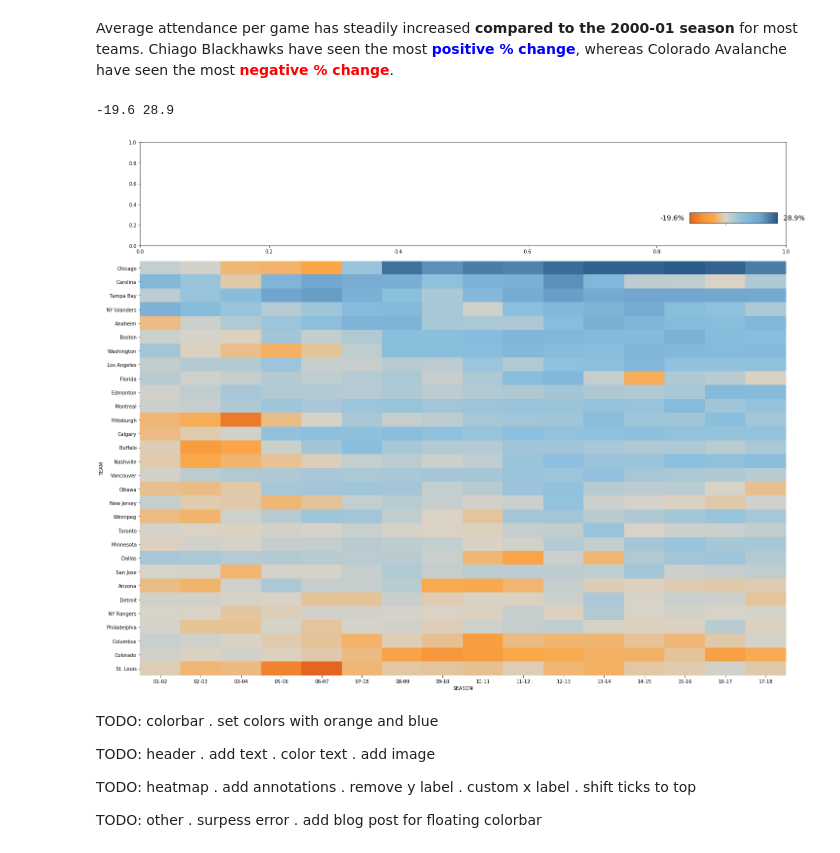
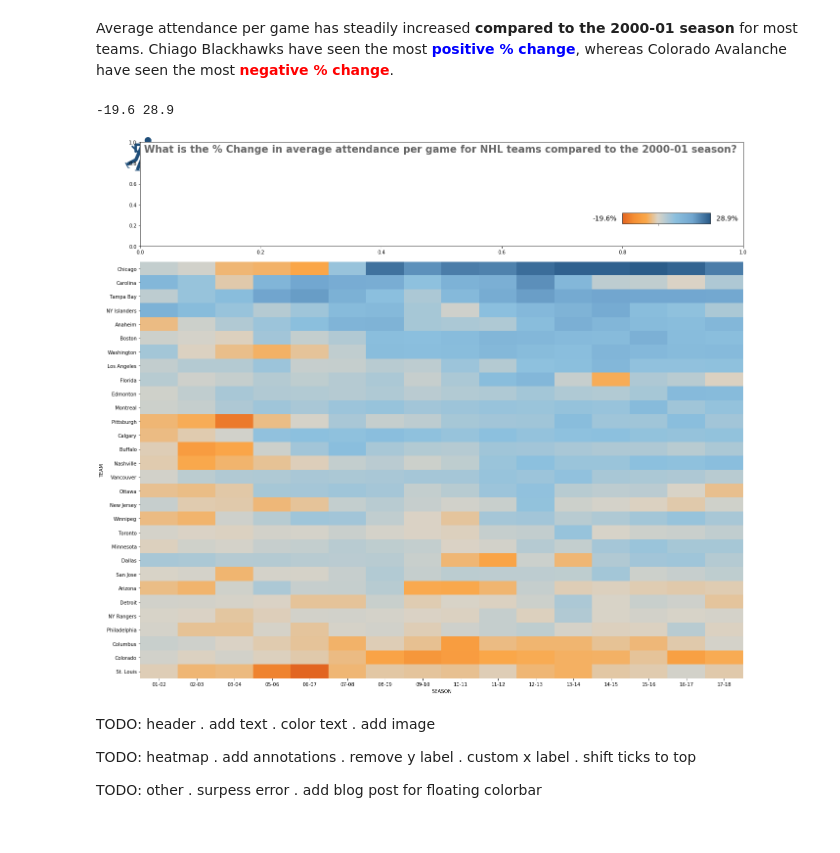
Before and after one commit to richhildebrand/makeover-monday-python, a Jupyter notebook: notebooks/2019 Week1 NHL Attendance/@idatadrew.ipynb, the cells around one changed output. Cells and saved outputs as stored; diff of their text form; code cells hidden in the pictures.

```diff
--- a/notebooks/2019 Week1 NHL Attendance/@idatadrew.ipynb
+++ b/notebooks/2019 Week1 NHL Attendance/@idatadrew.ipynb
@@ -178,35 +179,36 @@ def create_orange_blue_cmap(min_value, max_value):
 # %%
 print(min_change, max_change)
 cmap = create_orange_blue_cmap(min_change, max_change)
 
 fig, (header_ax, heatmap_ax) = plt.subplots(nrows=2, figsize=(20,16), gridspec_kw={"height_ratios":[0.25, 1]})
 sns.heatmap(piviot_table, ax=heatmap_ax, cbar=False, cmap=cmap)
 
-#heatmap_ax.set_facecolor('xkcd:blue')
-#header_ax.set_facecolor('xkcd:salmon')
+#------------------- start header -------------------#
+header_ax.annotate('What is the % Change in average attendance per game for NHL teams compared to the 2000-01 season?',
+    xy=(1, 1), xytext=(0.006, 0.9), size=20.5, color='#666666', weight='bold'
+)
 
-colorbar_ax = fig.add_axes([0.85, .802, 0.125, 0.1]) # right, up
+
+#------------------- end header -------------------#
+
+
+#------------------- start color bar -------------------#
+colorbar_ax = fig.add_axes([0.75, .802, 0.125, 0.1]) # right, up
 colorbar_im = colorbar_ax.imshow(piviot_table, cmap=cmap, aspect=0.125)
 colorbar = fig.colorbar(colorbar_im, cax=colorbar_ax, orientation='horizontal', ticks=[0])
 colorbar.ax.set_xticklabels([''])
 colorbar_ax.annotate(str(min_change) + '%', xy=(1, 1), xytext=(-36, -5), fontsize=14)
 colorbar_ax.annotate(str(max_change) + '%', xy=(1, 1), xytext=(32, -5), fontsize=14)
+#------------------- end color bar -------------------#
 
 
-#colorbar_ax.set_facecolor('xkcd:blue')
 
-#axins = inset_axes(header_ax, width=1, height=1, loc='upper right')
-#im = header_ax.imshow([[0, 0], [1, 1]], cmap="coolwarm_r")
-#fig.colorbar(im, cax=axins, orientation="horizontal")
 plt.tight_layout()
 plt.show()
 # %% [output]
 -19.6 28.9
-[figure, old version]
+[figure, new version]
 # %% [markdown]
-TODO: colorbar
- . set colors with orange and blue
-
 TODO: header
  . add text
  . color text
```
Also changed, not shown: parts of 2 cells of this notebook, 1 other file.
